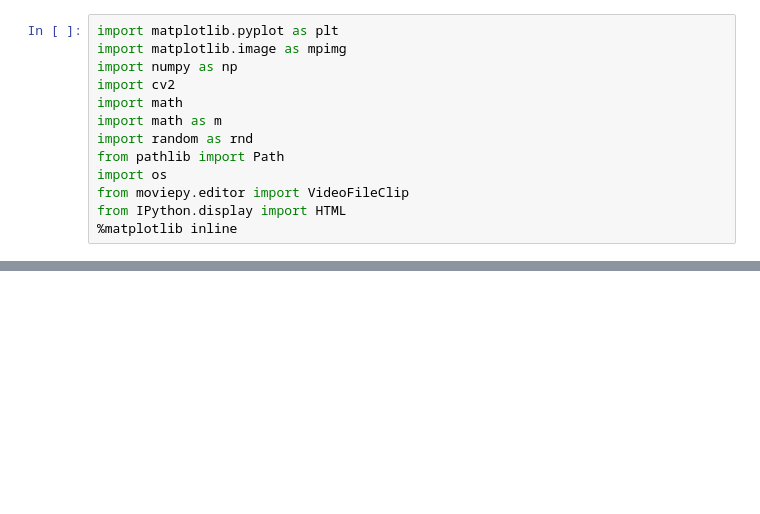
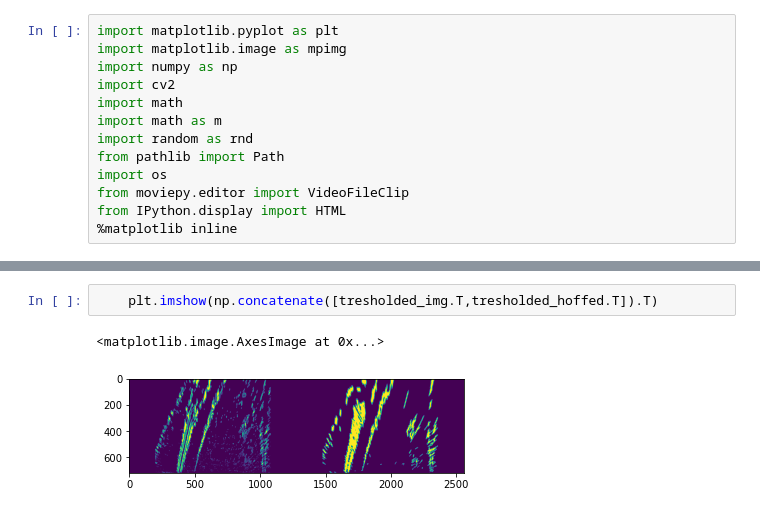
Before and after one commit to acidhills/udacity_advanced_lane_finding, a Jupyter notebook: project.ipynb, the cells around one changed output, grey strips where cells are left out. Drawn from its saved outputs; the diff is of its cells as text; blank space fills up the shorter version.

```diff
--- a/project.ipynb
+++ b/project.ipynb
@@ -38,3 +50,8 @@ plt.imshow(warped, cmap='gray')
+# %%
+    plt.imshow(np.concatenate([tresholded_img.T,tresholded_hoffed.T]).T)
+# %% [output]
+<matplotlib.image.AxesImage at 0x...>
+[figure, added]
 # %%
 plt.imshow(cv2.cvtColor(test_img, cv2.COLOR_BGR2RGB))
 # %% [output]
```
Also changed, not shown: parts of 28 cells of this notebook, 5 other files.
